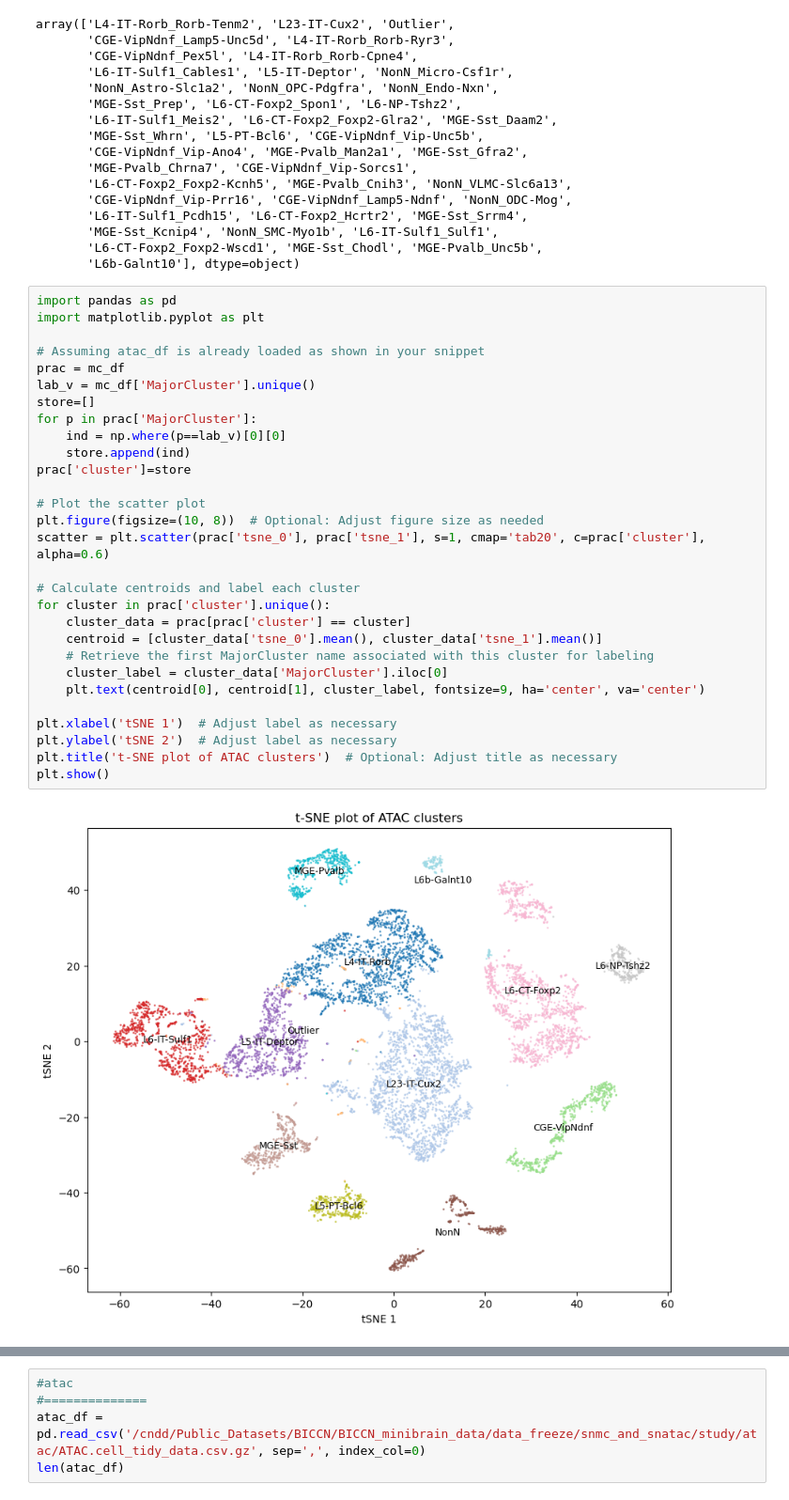
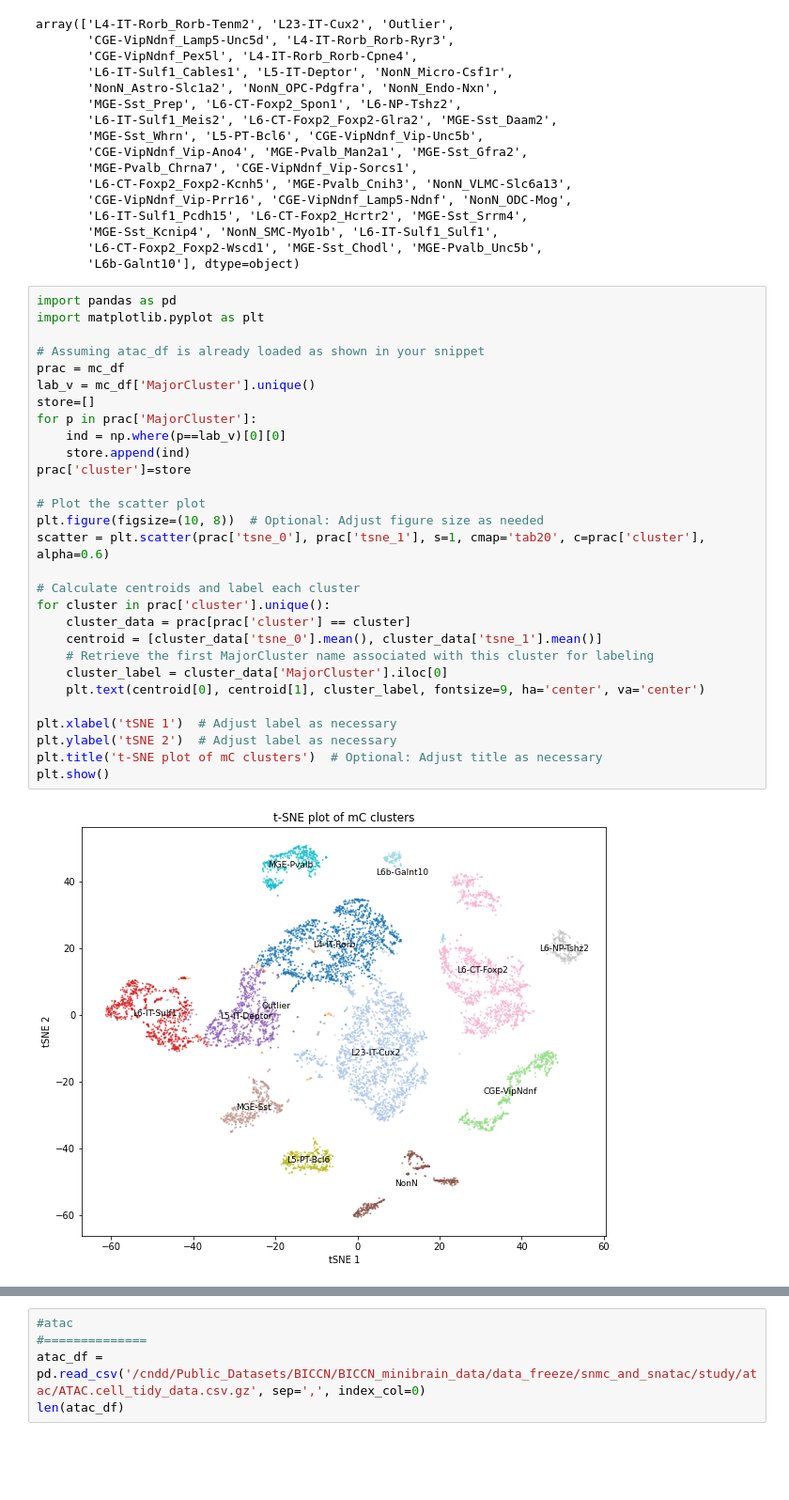
Before and after one commit to dmnburrows/deepNN_splice, a Jupyter notebook: data_process.ipynb, the cells around one changed output, grey strips where cells are left out. Shown at 94% size. Cells and saved outputs as stored; diff of their text form; blank space fills up the shorter version.

```diff
--- a/data_process.ipynb
+++ b/data_process.ipynb
@@ -98,34 +98,34 @@ array(['L4-IT-Rorb_Rorb-Tenm2', 'L23-IT-Cux2', 'Outlier',
        'MGE-Sst_Kcnip4', 'NonN_SMC-Myo1b', 'L6-IT-Sulf1_Sulf1',
        'L6-CT-Foxp2_Foxp2-Wscd1', 'MGE-Sst_Chodl', 'MGE-Pvalb_Unc5b',
        'L6b-Galnt10'], dtype=object)
-# %%
-import pandas as pd
-import matplotlib.pyplot as plt
-
-# Assuming atac_df is already loaded as shown in your snippet
-prac = mc_df
-lab_v = mc_df['MajorCluster'].unique()
-store=[]
-for p in prac['MajorCluster']:
-    ind = np.where(p==lab_v)[0][0]
-    store.append(ind)
-prac['cluster']=store
-
-# Plot the scatter plot
-plt.figure(figsize=(10, 8))  # Optional: Adjust figure size as needed
-scatter = plt.scatter(prac['tsne_0'], prac['tsne_1'], s=1, cmap='tab20', c=prac['cluster'], alpha=0.6)
-
-# Calculate centroids and label each cluster
-for cluster in prac['cluster'].unique():
-    cluster_data = prac[prac['cluster'] == cluster]
-    centroid = [cluster_data['tsne_0'].mean(), cluster_data['tsne_1'].mean()]
-    # Retrieve the first MajorCluster name associated with this cluster for labeling
-    cluster_label = cluster_data['MajorCluster'].iloc[0]
-    plt.text(centroid[0], centroid[1], cluster_label, fontsize=9, ha='center', va='center')
-
-plt.xlabel('tSNE 1')  # Adjust label as necessary
-plt.ylabel('tSNE 2')  # Adjust label as necessary
-plt.title('t-SNE plot of ATAC clusters')  # Optional: Adjust title as necessary
-plt.show()
-# %% [output]
-[figure, removed]
+# %%
+import pandas as pd
+import matplotlib.pyplot as plt
+
+# Assuming atac_df is already loaded as shown in your snippet
+prac = mc_df
+lab_v = mc_df['MajorCluster'].unique()
+store=[]
+for p in prac['MajorCluster']:
+    ind = np.where(p==lab_v)[0][0]
+    store.append(ind)
+prac['cluster']=store
+
+# Plot the scatter plot
+plt.figure(figsize=(10, 8))  # Optional: Adjust figure size as needed
+scatter = plt.scatter(prac['tsne_0'], prac['tsne_1'], s=1, cmap='tab20', c=prac['cluster'], alpha=0.6)
+
+# Calculate centroids and label each cluster
+for cluster in prac['cluster'].unique():
+    cluster_data = prac[prac['cluster'] == cluster]
+    centroid = [cluster_data['tsne_0'].mean(), cluster_data['tsne_1'].mean()]
+    # Retrieve the first MajorCluster name associated with this cluster for labeling
+    cluster_label = cluster_data['MajorCluster'].iloc[0]
+    plt.text(centroid[0], centroid[1], cluster_label, fontsize=9, ha='center', va='center')
+
+plt.xlabel('tSNE 1')  # Adjust label as necessary
+plt.ylabel('tSNE 2')  # Adjust label as necessary
+plt.title('t-SNE plot of mC clusters')  # Optional: Adjust title as necessary
+plt.show()
+# %% [output]
+[figure, added]
```
Also changed, not shown: parts of 14 cells of this notebook, 2 other files.
